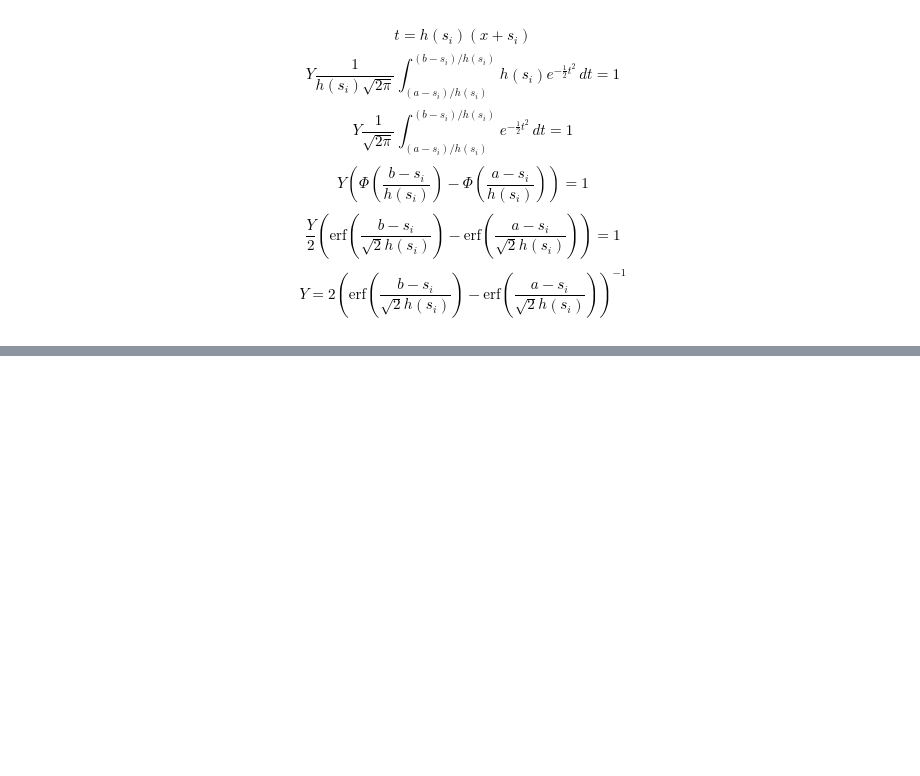
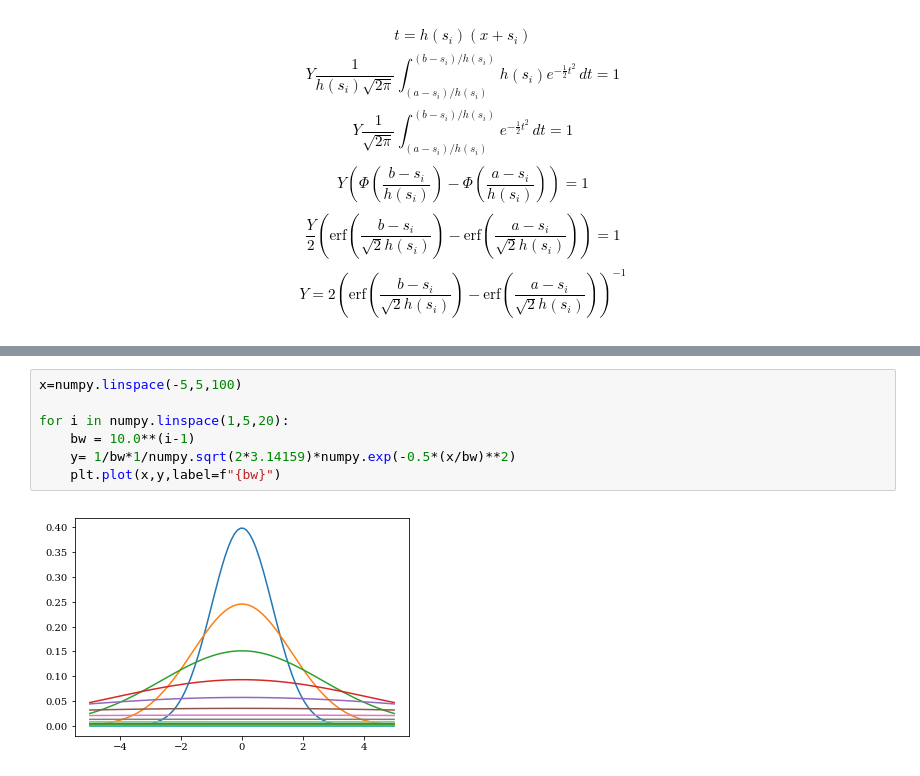
Before and after one commit to UoB-HPC/performance-portability, a Jupyter notebook: metrics/scripts/Adaptive Kernel Density Estimation.ipynb, the cells around one changed output, grey strips where cells are left out. Saved outputs shown, nothing was run; the diff lists cells and outputs as text; blank space fills up the shorter version.

```diff
--- a/metrics/scripts/Adaptive Kernel Density Estimation.ipynb
+++ b/metrics/scripts/Adaptive Kernel Density Estimation.ipynb
@@ -368,0 +377,9 @@ erf(1)
+# %%
+x=numpy.linspace(-5,5,100)
+
+for i in numpy.linspace(1,5,20):
+    bw = 10.0**(i-1)
+    y= 1/bw*1/numpy.sqrt(2*3.14159)*numpy.exp(-0.5*(x/bw)**2)
+    plt.plot(x,y,label=f"{bw}")
+# %% [output]
+[figure, added]
```
Also changed, not shown: parts of 4 cells of this notebook, 2 other files.
